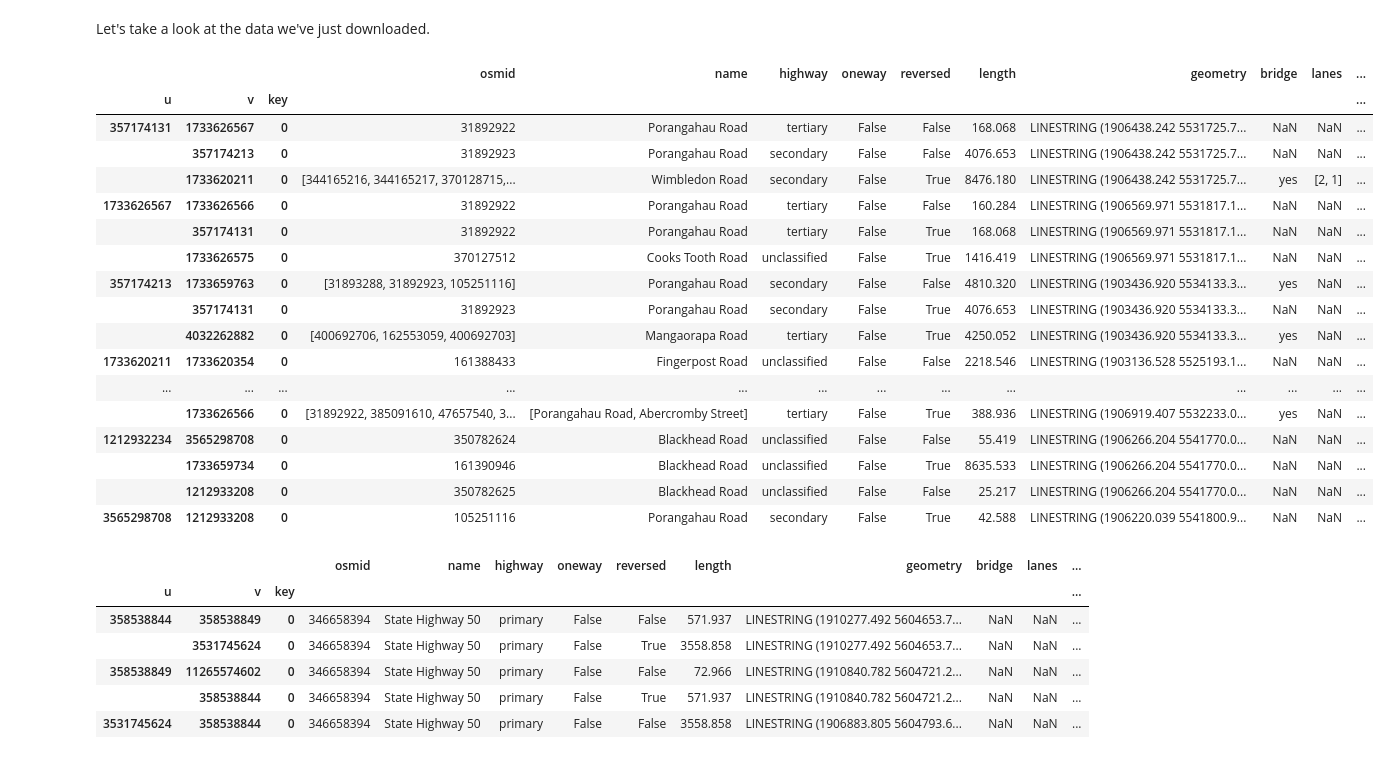
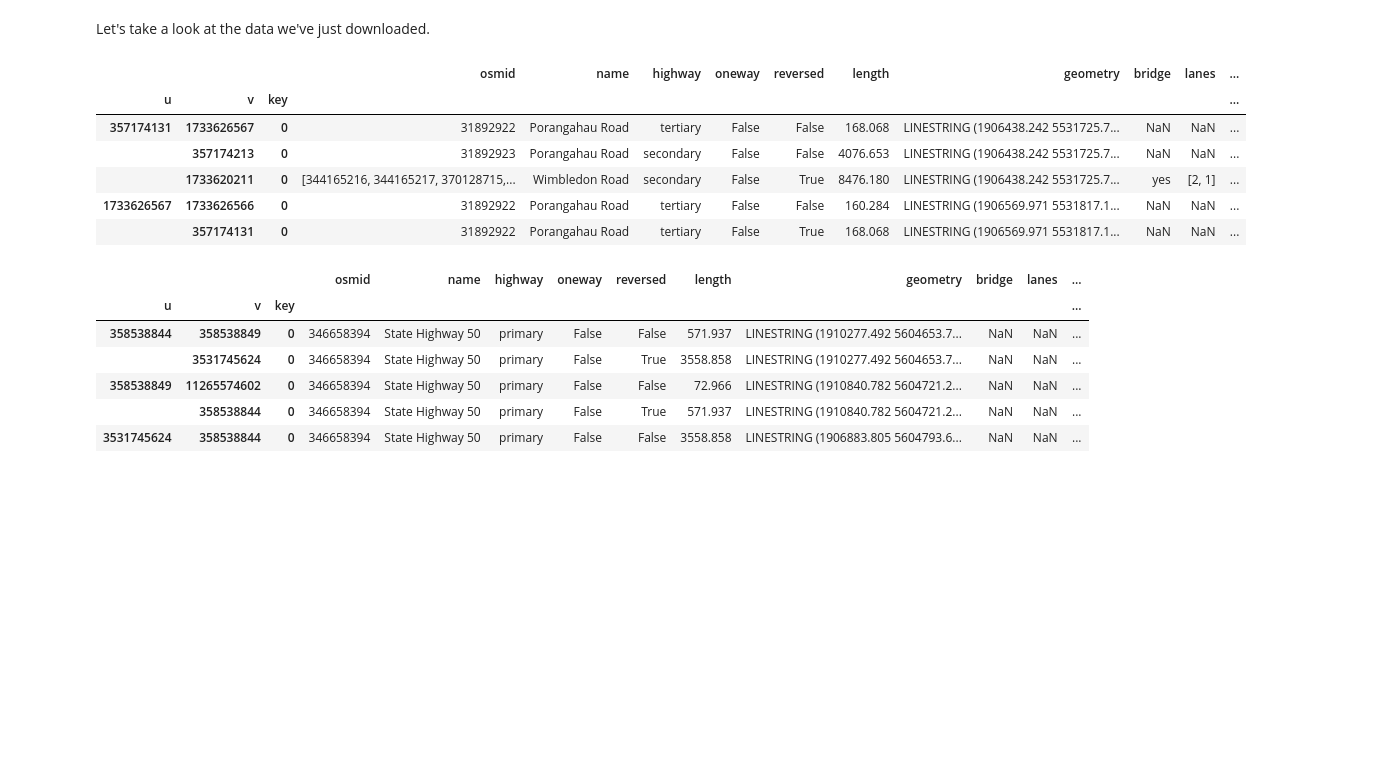
Before and after one commit to gsokolow/Flooding-and-Healthcare-2024, a Jupyter notebook: procedure/code/01-Jupyter_notebook.ipynb, the cells around one changed output. Drawn from its saved outputs; the diff is of its cells as text; code cells hidden in the pictures; blank space fills up the shorter version.

```diff
--- a/procedure/code/01-Jupyter_notebook.ipynb
+++ b/procedure/code/01-Jupyter_notebook.ipynb
@@ -469,26 +469,15 @@ There are 55122 total edges in the graph, and 33262 of them have no speed limit
 # %% [markdown]
 Let's take a look at the data we've just downloaded.
 # %%
-edges.head(50)
+edges.head()
 # %% [output]
 |  |  |  | osmid | name | highway | oneway | reversed | length | geometry | bridge | lanes | ... |
 | u | v | key |  |  |  |  |  |  |  |  |  | ... |
 | 357174131 | 1733626567 | 0 | 31892922 | Porangahau Road | tertiary | False | False | 168.068 | LINESTRING (1906438.242 5531725.7... | NaN | NaN | ... |
 |  | 357174213 | 0 | 31892923 | Porangahau Road | secondary | False | False | 4076.653 | LINESTRING (1906438.242 5531725.7... | NaN | NaN | ... |
 |  | 1733620211 | 0 | [344165216, 344165217, 370128715,... | Wimbledon Road | secondary | False | True | 8476.180 | LINESTRING (1906438.242 5531725.7... | yes | [2, 1] | ... |
 | 1733626567 | 1733626566 | 0 | 31892922 | Porangahau Road | tertiary | False | False | 160.284 | LINESTRING (1906569.971 5531817.1... | NaN | NaN | ... |
 |  | 357174131 | 0 | 31892922 | Porangahau Road | tertiary | False | True | 168.068 | LINESTRING (1906569.971 5531817.1... | NaN | NaN | ... |
-|  | 1733626575 | 0 | 370127512 | Cooks Tooth Road | unclassified | False | True | 1416.419 | LINESTRING (1906569.971 5531817.1... | NaN | NaN | ... |
-| 357174213 | 1733659763 | 0 | [31893288, 31892923, 105251116] | Porangahau Road | secondary | False | False | 4810.320 | LINESTRING (1903436.920 5534133.3... | yes | NaN | ... |
-|  | 357174131 | 0 | 31892923 | Porangahau Road | secondary | False | True | 4076.653 | LINESTRING (1903436.920 5534133.3... | NaN | NaN | ... |
-|  | 4032262882 | 0 | [400692706, 162553059, 400692703] | Mangaorapa Road | tertiary | False | True | 4250.052 | LINESTRING (1903436.920 5534133.3... | yes | NaN | ... |
-| 1733620211 | 1733620354 | 0 | 161388433 | Fingerpost Road | unclassified | False | False | 2218.546 | LINESTRING (1903136.528 5525193.1... | NaN | NaN | ... |
-| ... | ... | ... | ... | ... | ... | ... | ... | ... | ... | ... | ... | ... |
-|  | 1733626566 | 0 | [31892922, 385091610, 47657540, 3... | [Porangahau Road, Abercromby Street] | tertiary | False | True | 388.936 | LINESTRING (1906919.407 5532233.0... | yes | NaN | ... |
-| 1212932234 | 3565298708 | 0 | 350782624 | Blackhead Road | unclassified | False | False | 55.419 | LINESTRING (1906266.204 5541770.0... | NaN | NaN | ... |
-|  | 1733659734 | 0 | 161390946 | Blackhead Road | unclassified | False | True | 8635.533 | LINESTRING (1906266.204 5541770.0... | NaN | NaN | ... |
-|  | 1212933208 | 0 | 350782625 | Blackhead Road | unclassified | False | False | 25.217 | LINESTRING (1906266.204 5541770.0... | NaN | NaN | ... |
-| 3565298708 | 1212933208 | 0 | 105251116 | Porangahau Road | secondary | False | True | 42.588 | LINESTRING (1906220.039 5541800.9... | NaN | NaN | ... |
 # %%
 highways = edges[edges["highway"] == "primary"]
 # %%
```
Also changed, not shown: parts of 14 cells of this notebook, 4 other files.
